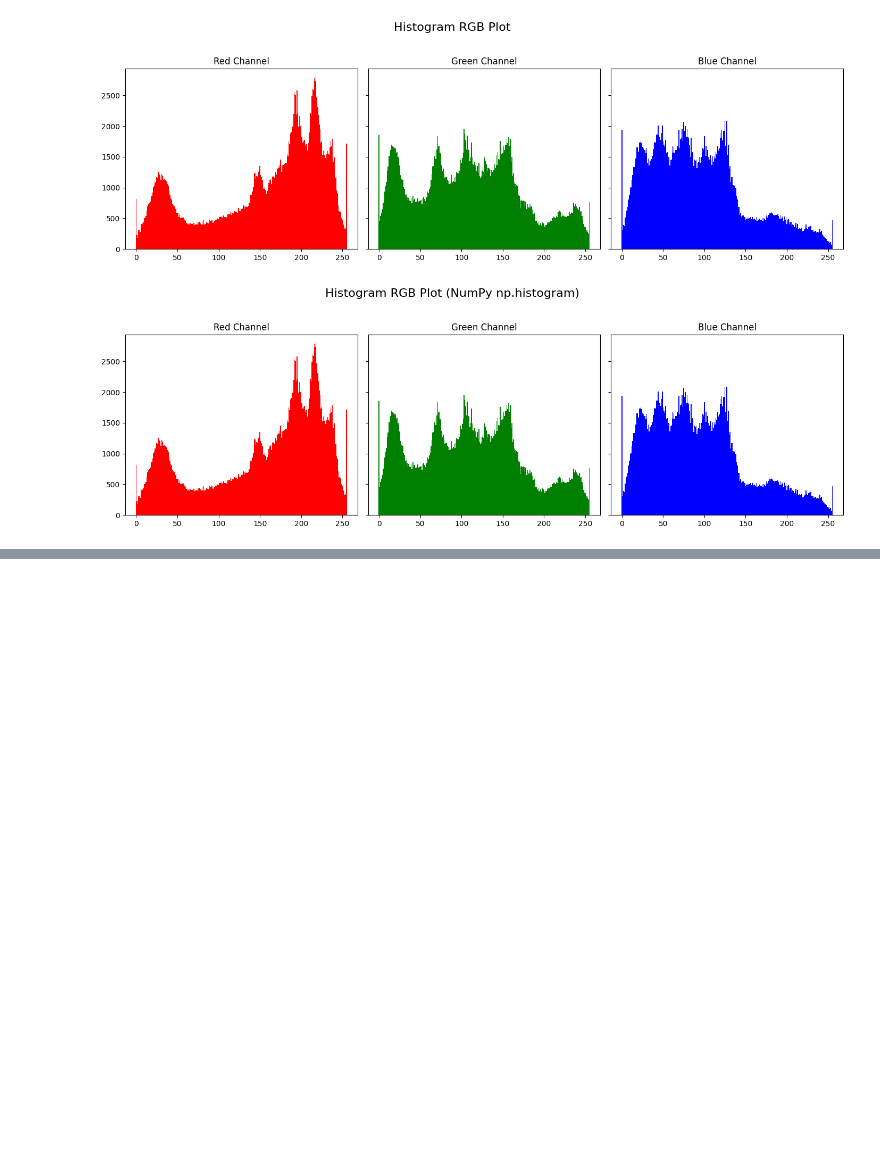
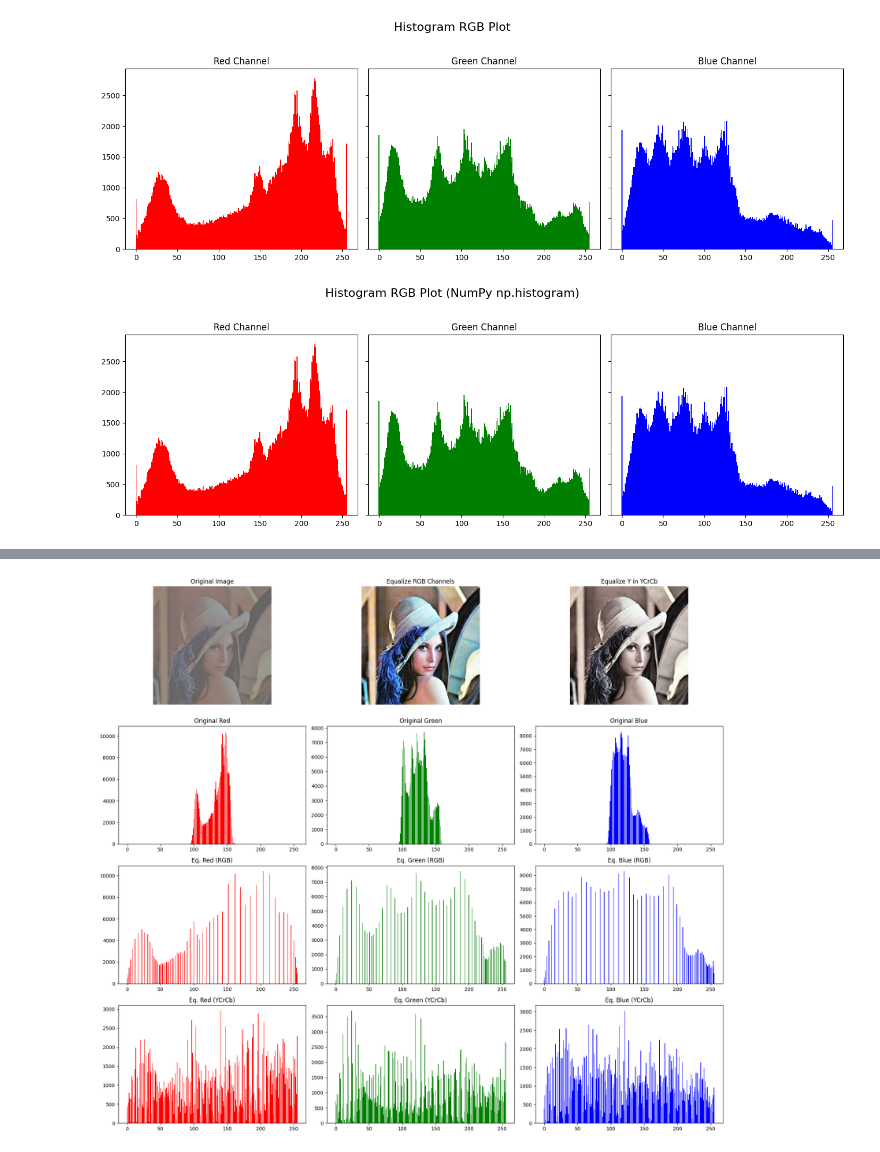
Before and after one commit to RidhoAnfaal/PCVK_Ganjil_2025, a Jupyter notebook: Week5.ipynb, the cells around one changed output, grey strips where cells are left out. Saved outputs shown, nothing was run; the diff lists cells and outputs as text; code cells hidden in the pictures; blank space fills up the shorter version.

```diff
--- a/Week5.ipynb
+++ b/Week5.ipynb
@@ -78,0 +125,46 @@ plt.show()
+# %%
+img_lc = cv.imread('/content/gdrive/MyDrive/PCVK/lena_lc.jpg')
+img_lc = cv.cvtColor(img_lc, cv.COLOR_BGR2RGB)
+
+r, g, b = cv.split(img_lc)
+r_eq, g_eq, b_eq = cv.equalizeHist(r), cv.equalizeHist(g), cv.equalizeHist(b)
+img_eq_rgb = cv.merge((r_eq, g_eq, b_eq))
+
+img_ycrcb = cv.cvtColor(img_lc, cv.COLOR_RGB2YCrCb)
+y, cr, cb = cv.split(img_ycrcb)
+y_eq = cv.equalizeHist(y)
+img_eq_ycrcb = cv.merge((y_eq, cr, cb))
+img_eq_ycrcb = cv.cvtColor(img_eq_ycrcb, cv.COLOR_YCrCb2RGB)
+
+def get_hist(img):
+    return [np.histogram(img[:,:,i].ravel(), 256, [0,256])[0] for i in range(3)]
+
+hists = {
+    "Original": get_hist(img_lc),
+    "Equalized RGB": get_hist(img_eq_rgb),
+    "Equalized YCrCb": get_hist(img_eq_ycrcb)
+}
+
+names = np.arange(256)
+fig, axs = plt.subplots(4, 3, figsize=(18,16))
+
+axs[0,0].imshow(img_lc); axs[0,0].set_title("Original Image"); axs[0,0].axis("off")
+axs[0,1].imshow(img_eq_rgb); axs[0,1].set_title("Equalize RGB Channels"); axs[0,1].axis("off")
+axs[0,2].imshow(img_eq_ycrcb); axs[0,2].set_title("Equalize Y in YCrCb"); axs[0,2].axis("off")
+
+titles = [
+    ["Original Red", "Original Green", "Original Blue"],
+    ["Eq. Red (RGB)", "Eq. Green (RGB)", "Eq. Blue (RGB)"],
+    ["Eq. Red (YCrCb)", "Eq. Green (YCrCb)", "Eq. Blue (YCrCb)"]
+]
+
+colors = ["red", "green", "blue"]
+for row, (name, hist_set) in enumerate(hists.items(), start=1):
+    for col, (hist, color, title) in enumerate(zip(hist_set, colors, titles[row-1])):
+        axs[row, col].bar(names, hist, color=color)
+        axs[row, col].set_title(title)
+
+plt.tight_layout()
+plt.show()
+# %% [output]
+[figure, added]
```
Also changed, not shown: parts of 3 cells of this notebook.
